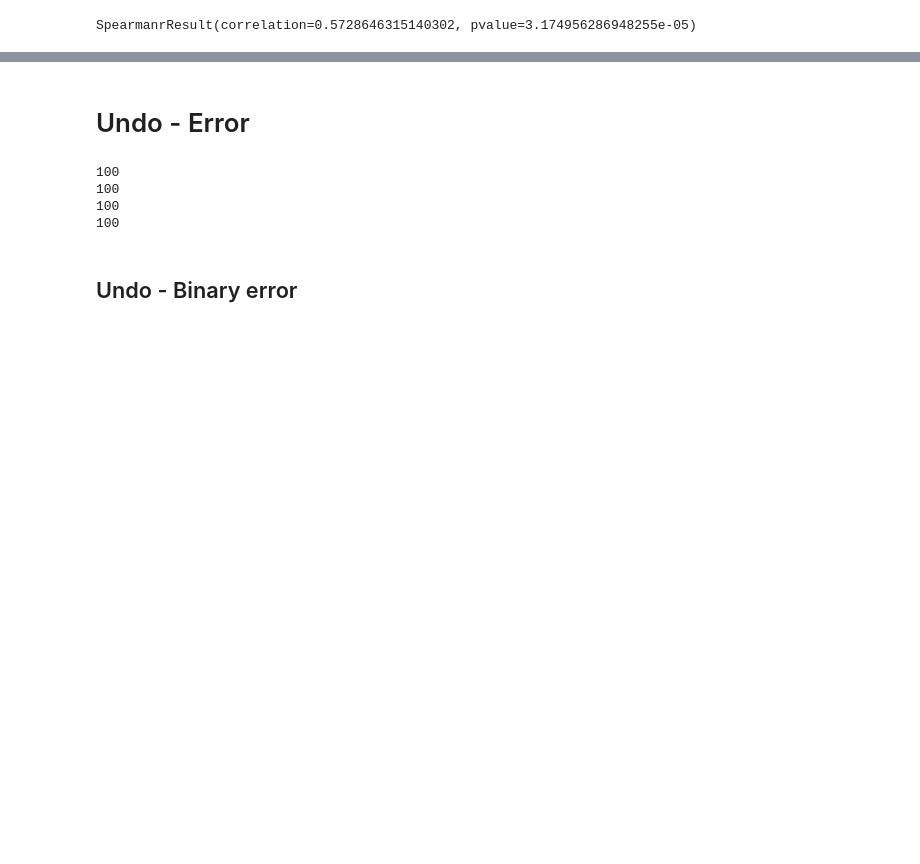
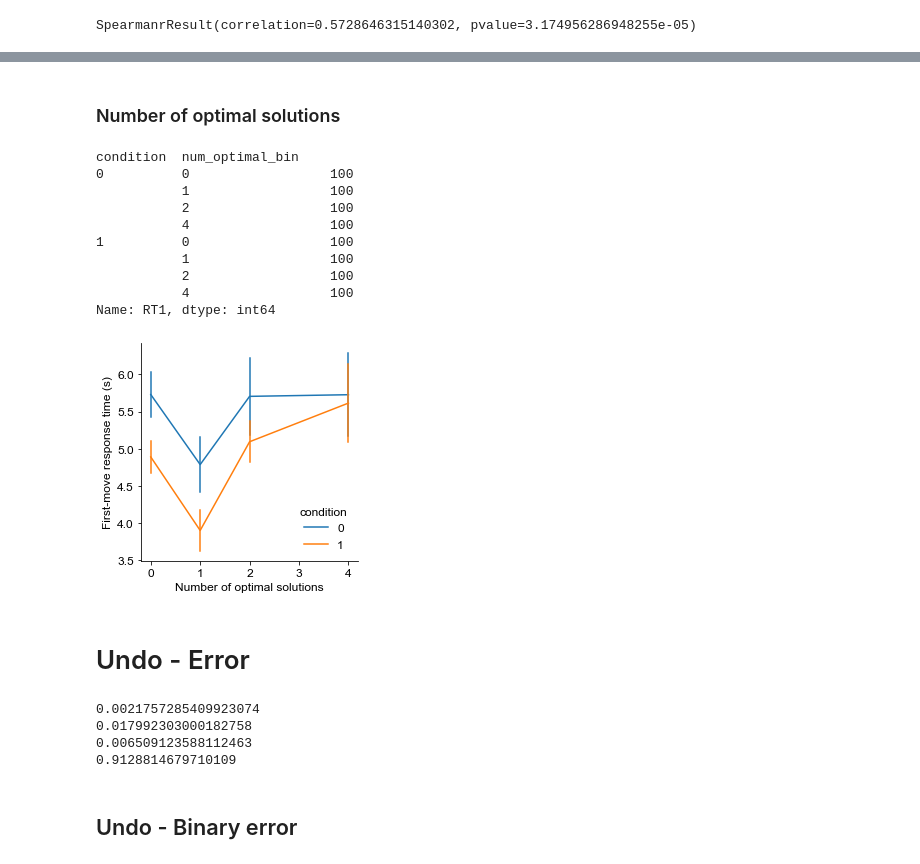
Before and after one commit to sherrybao222/Road_Construction, a Jupyter notebook: analysis/final_analysis/final_figures.ipynb, the cells around one changed output, grey strips where cells are left out. Saved outputs shown, nothing was run; the diff lists cells and outputs as text; code cells hidden in the pictures; blank space fills up the shorter version.

```diff
--- a/analysis/final_analysis/final_figures.ipynb
+++ b/analysis/final_analysis/final_figures.ipynb
@@ -278,26 +225,69 @@ plt.show()
+# %% [markdown]
+### Number of optimal solutions
+# %%
+# bin "action_gap" of puzzleID_order_data, which ranges from 2.5 to 6
+temp, cutoff_num_optimal = pd.cut(data_puzzle_level['nos'], 5 , labels = False, retbins=True)
+data_puzzle_level["num_optimal_bin"] = temp
+# %%
+RT_sub = data_puzzle_level.groupby(['condition','subjects','num_optimal_bin'])['RT1'].mean().reset_index()
+print(RT_sub.groupby(['condition','num_optimal_bin'])['RT1'].count())
+
+fig, axs = plt.subplots(1, 1)
+
+# multiple line plot
+sns.lineplot(x='num_optimal_bin', y='RT1',
+             data = RT_sub,
+             hue = 'condition',
+             color = ['k','r'],
+             err_style = "bars",
+             errorbar = "se")
+axs.set(xlabel='Number of optimal solutions', ylabel='First-move response time (s)')
+axs.set_aspect(1/axs.get_data_ratio())
+
+fig.savefig(out_dir+'rt1_num_optimal.png', dpi=300, bbox_inches='tight')
+plt.show()
+# %% [output]
+condition  num_optimal_bin
+0          0                  100
+           1                  100
+           2                  100
+           4                  100
+1          0                  100
+           1                  100
+           2                  100
+           4                  100
+Name: RT1, dtype: int64
+[figure, added]
 # %% [markdown]
 # Undo - Error
+# %%
+# Assuming sc_data_choice_level is your DataFrame
+undo_noerror = undo_data.loc[undo_data.cumulative_error == 0, :]
+undo_error = undo_data.loc[undo_data.cumulative_error != 0, :]
+
+undo_noerror_avg = undo_noerror.groupby("subjects")['undo'].mean()
+undo_error_avg = undo_error.groupby("subjects")['undo'].mean()
+noundo_error_avg = (undo_error['undo'] == 0).groupby(undo_error["subjects"]).mean()
+# get standard error and mean
+print(undo_noerror_avg.sem())
+print(undo_noerror_avg.mean())
+print(noundo_error_avg.sem())
+print(noundo_error_avg.mean())
+
+# print(len(undo_noerror_avg))
+# print(len(undo_error_avg))
+# %% [output]
+0.0021757285409923074
+0.017992303000182758
+0.006509123588112463
+0.9128814679710109
 # %%
-# Assuming sc_data_choice_level is your DataFrame
-undo_noerror = undo_data.loc[undo_data.cumulative_error == 0, :]
-undo_error = undo_data.loc[undo_data.cumulative_error != 0, :]
-undo_noerror_avg = undo_noerror.groupby("subjects")['undo'].mean()
-undo_error_avg = undo_error.groupby("subjects")['undo'].mean()
-
-print(len(undo_noerror_avg))
-print(len(undo_error_avg))
-
 move_undo_noerror = undo_data.loc[undo_data.severityOfErrors == 0, :]
 move_undo_error = undo_data.loc[undo_data.severityOfErrors != 0, :]
 move_undo_noerror_avg = move_undo_noerror.groupby("subjects")['undo'].mean()
 move_undo_error_avg = move_undo_error.groupby("subjects")['undo'].mean()
 print(len(move_undo_noerror_avg))
 print(len(move_undo_error_avg))
-# %% [output]
-100
-100
-100
-100
 # %% [markdown]
 ## Undo - Binary error
 # %% [markdown]
```
Also changed, not shown: parts of 20 cells of this notebook, 7 other files.
